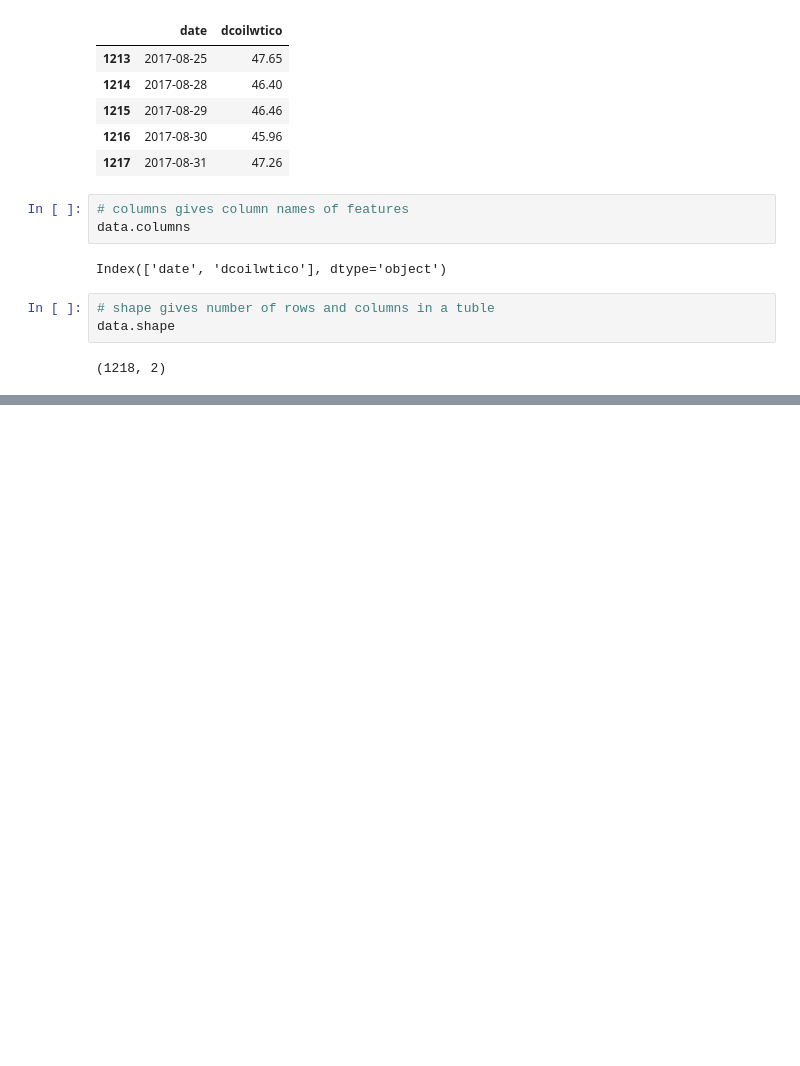
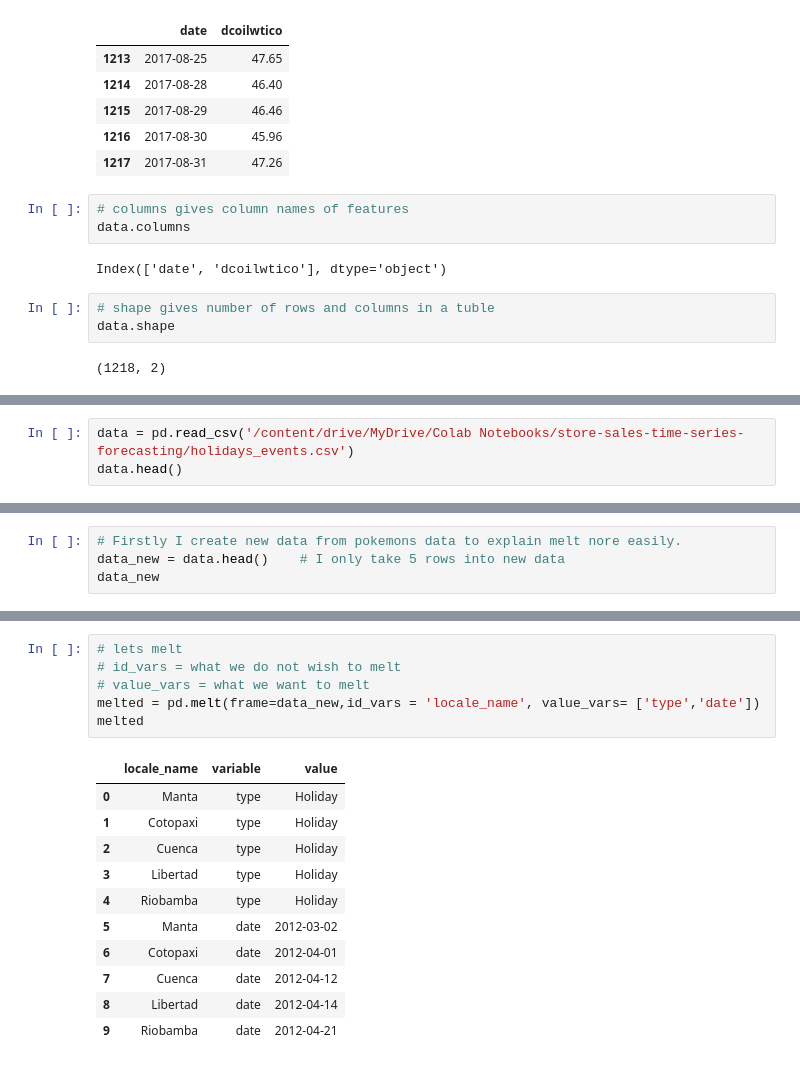
Before and after one commit to zuzanadostalova/Store_sales, a Jupyter notebook: Store_sales.ipynb, the cells around one changed output, grey strips where cells are left out. Drawn from its saved outputs; the diff is of its cells as text; blank space fills up the shorter version.

```diff
--- a/Store_sales.ipynb
+++ b/Store_sales.ipynb
@@ -555,0 +652,3 @@ data.shape
+# %%
+data = pd.read_csv('/content/drive/MyDrive/Colab Notebooks/store-sales-time-series-forecasting/holidays_events.csv')
+data.head()
@@ -555,0 +662,4 @@ data.shape
+# %%
+# Firstly I create new data from pokemons data to explain melt nore easily.
+data_new = data.head()    # I only take 5 rows into new data
+data_new
@@ -555,0 +673,18 @@ data.shape
+# %%
+# lets melt
+# id_vars = what we do not wish to melt
+# value_vars = what we want to melt
+melted = pd.melt(frame=data_new,id_vars = 'locale_name', value_vars= ['type','date'])
+melted
+# %% [output]
+|  | locale_name | variable | value |
+| 0 | Manta | type | Holiday |
+| 1 | Cotopaxi | type | Holiday |
+| 2 | Cuenca | type | Holiday |
+| 3 | Libertad | type | Holiday |
+| 4 | Riobamba | type | Holiday |
+| 5 | Manta | date | 2012-03-02 |
+| 6 | Cotopaxi | date | 2012-04-01 |
+| 7 | Cuenca | date | 2012-04-12 |
+| 8 | Libertad | date | 2012-04-14 |
+| 9 | Riobamba | date | 2012-04-21 |
```
Also changed, not shown: parts of 12 cells of this notebook.
